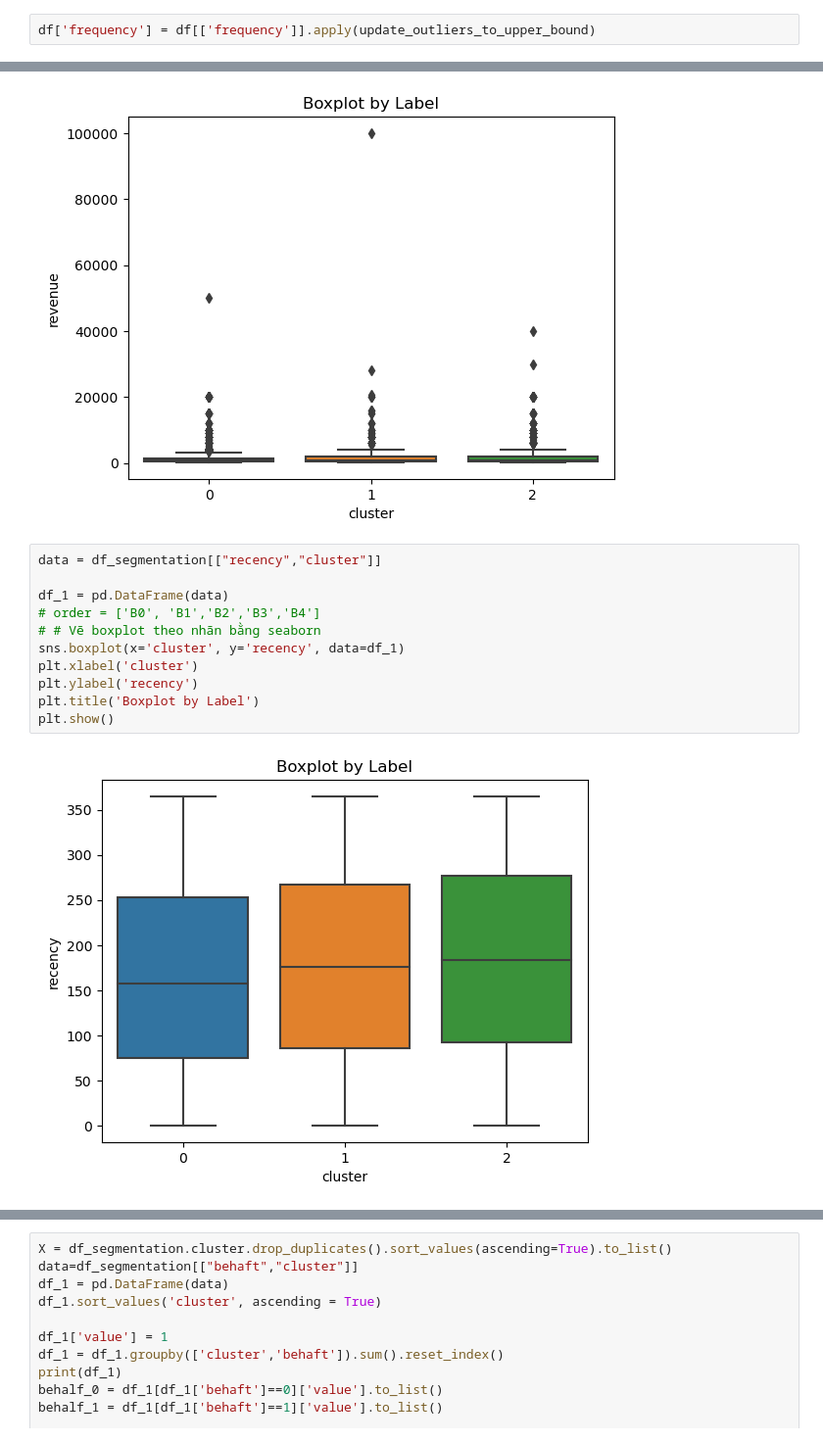
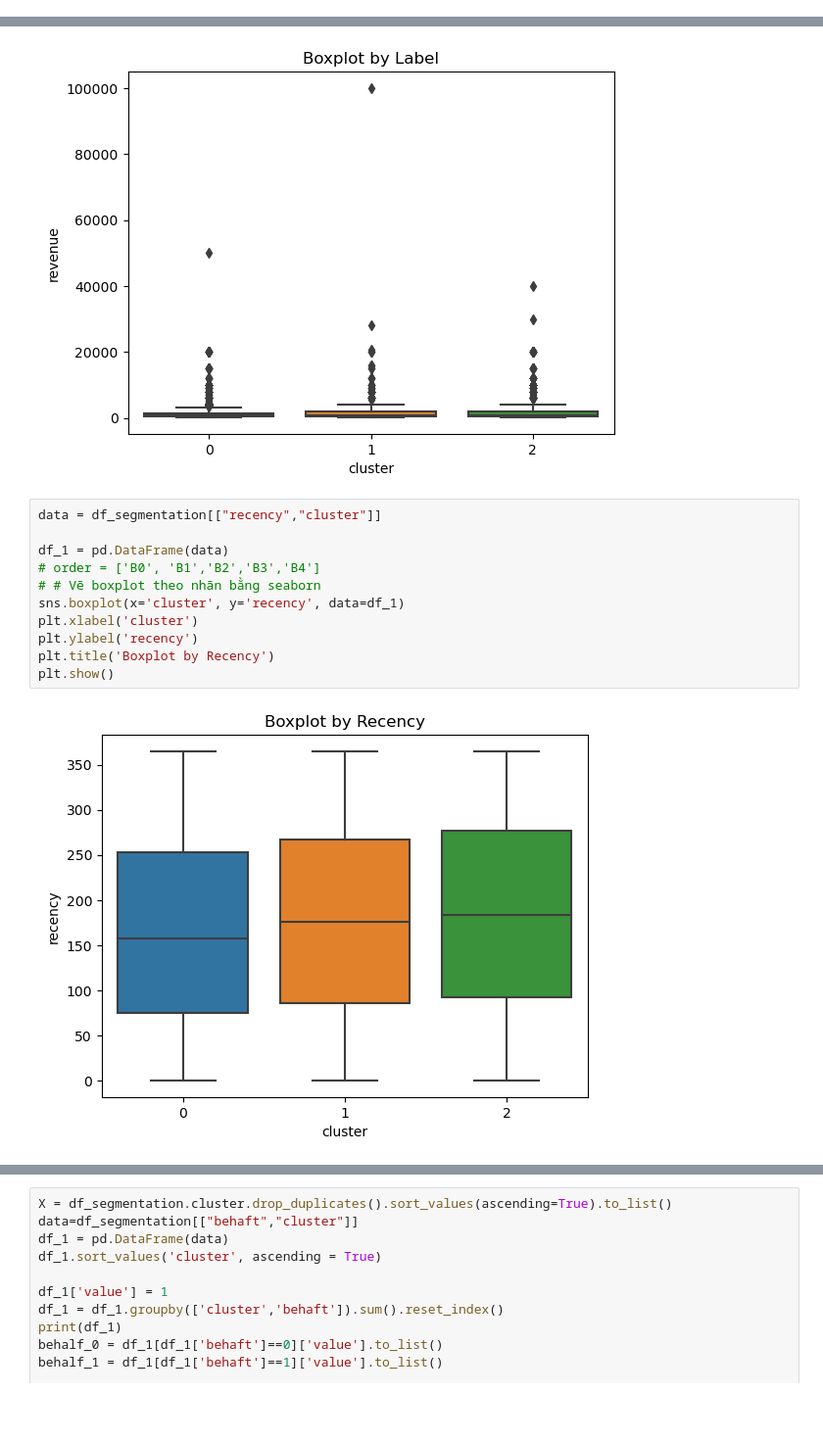
Before and after one commit to Thuvu1301/Thuvu1301, a Jupyter notebook: customer_cluster.ipynb, the cells around one changed output, grey strips where cells are left out. Shown at 98% size. Saved outputs shown, nothing was run; the diff lists cells and outputs as text; blank space fills up the shorter version.

```diff
--- a/customer_cluster.ipynb
+++ b/customer_cluster.ipynb
@@ -64,5 +156,3 @@ update_outliers_to_upper_bound(df.monetary)
 13388    10000
 13389    10000
 Name: monetary, Length: 13390, dtype: int64
-# %%
-df['frequency'] = df[['frequency']].apply(update_outliers_to_upper_bound)
@@ -199,16 +304,16 @@ plt.show()
 # %%
 data = df_segmentation[["recency","cluster"]]
 
 df_1 = pd.DataFrame(data)
 # order = ['B0', 'B1','B2','B3','B4']
 # # Vẽ boxplot theo nhãn bằng seaborn
 sns.boxplot(x='cluster', y='recency', data=df_1)
 plt.xlabel('cluster')
 plt.ylabel('recency')
-plt.title('Boxplot by Label')
+plt.title('Boxplot by Recency')
 plt.show()
 # %% [output]
-[figure, old version]
+[figure, new version]
 # %%
 data = df_segmentation[["frequency","cluster"]]
 
```
Also changed, not shown: parts of 37 cells of this notebook.
